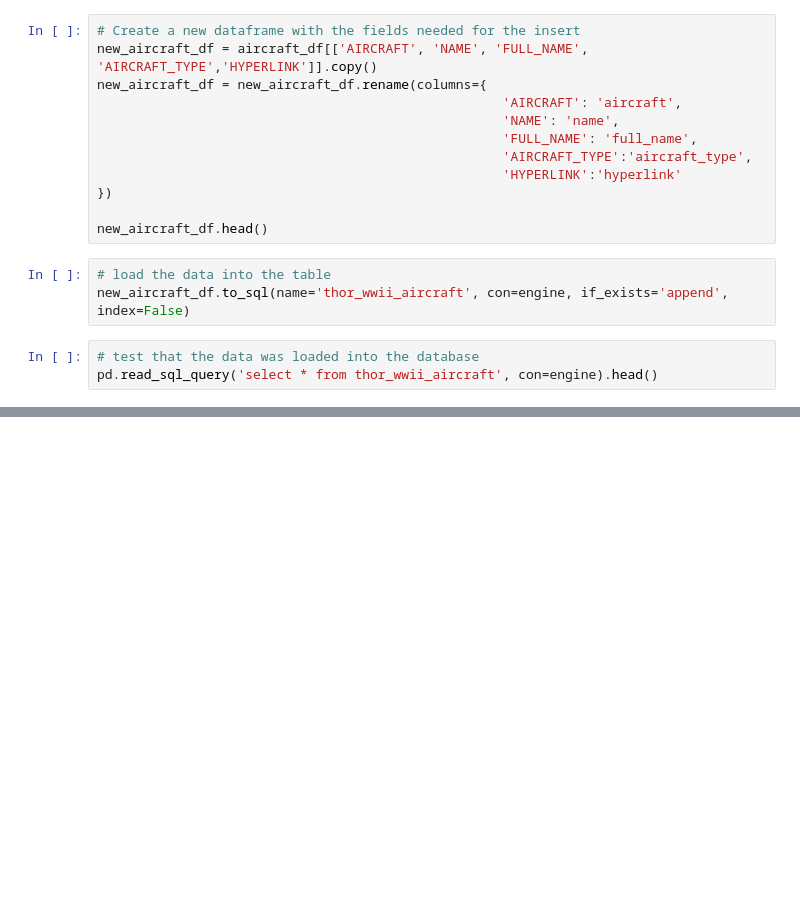
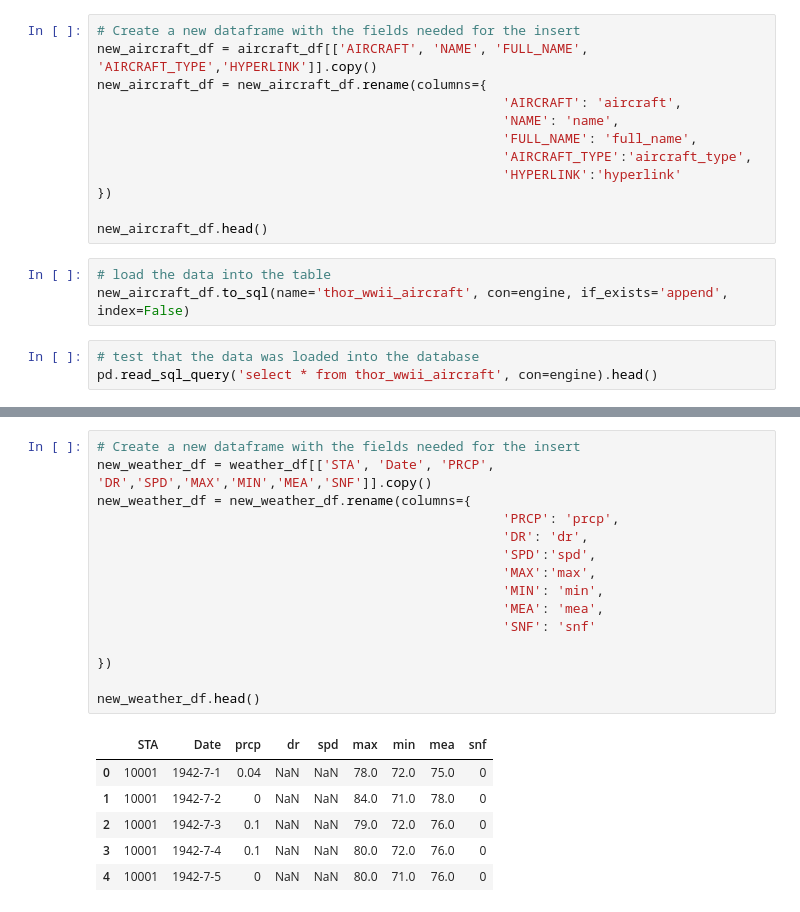
Before and after one commit to MrBadinger/ETL_Challenge, a Jupyter notebook: thor_etl.ipynb, the cells around one changed output, grey strips where cells are left out. Drawn from its saved outputs; the diff is of its cells as text; blank space fills up the shorter version.

```diff
--- a/thor_etl.ipynb
+++ b/thor_etl.ipynb
@@ -35,0 +110,22 @@ pd.read_sql_query('select * from thor_wwii_aircraft', con=engine).head()
+# %%
+# Create a new dataframe with the fields needed for the insert
+new_weather_df = weather_df[['STA', 'Date', 'PRCP', 'DR','SPD','MAX','MIN','MEA','SNF']].copy()
+new_weather_df = new_weather_df.rename(columns={
+                                                    'PRCP': 'prcp',
+                                                    'DR': 'dr',
+                                                    'SPD':'spd',
+                                                    'MAX':'max',
+                                                    'MIN': 'min',
+                                                    'MEA': 'mea',
+                                                    'SNF': 'snf'
+
+})
+
+new_weather_df.head()
+# %% [output]
+|  | STA | Date | prcp | dr | spd | max | min | mea | snf |
+| 0 | 10001 | 1942-7-1 | 0.04 | NaN | NaN | 78.0 | 72.0 | 75.0 | 0 |
+| 1 | 10001 | 1942-7-2 | 0 | NaN | NaN | 84.0 | 71.0 | 78.0 | 0 |
+| 2 | 10001 | 1942-7-3 | 0.1 | NaN | NaN | 79.0 | 72.0 | 76.0 | 0 |
+| 3 | 10001 | 1942-7-4 | 0.1 | NaN | NaN | 80.0 | 72.0 | 76.0 | 0 |
+| 4 | 10001 | 1942-7-5 | 0 | NaN | NaN | 80.0 | 71.0 | 76.0 | 0 |
```
Also changed, not shown: parts of 12 cells of this notebook, 1 other file.
